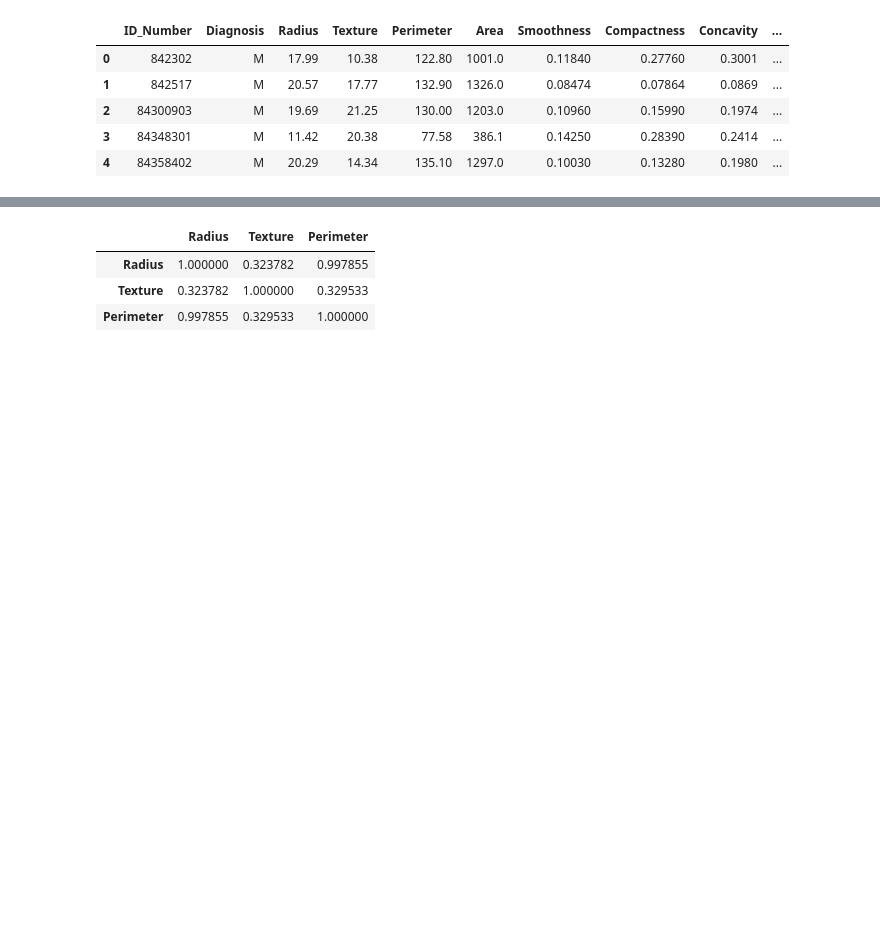
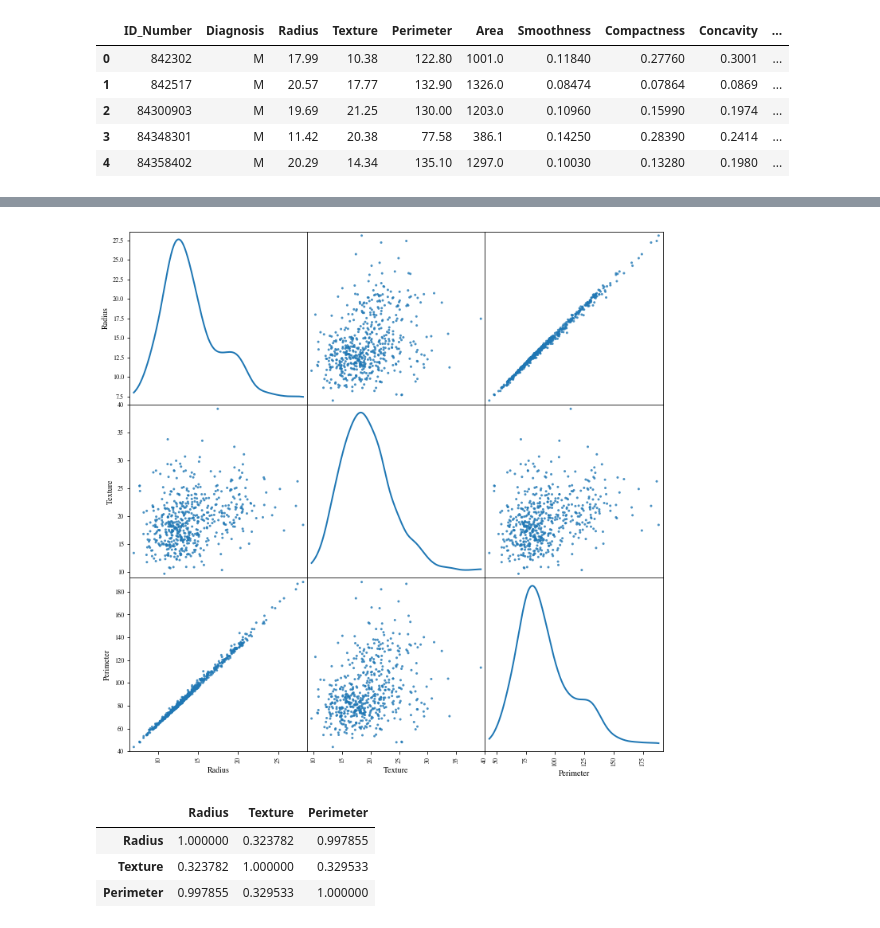
Before and after one commit to jcstumpf/jcstumpf.github.io, a Jupyter notebook: Assignments/HW2_Stumpf.ipynb, the cells around one changed output, grey strips where cells are left out. Drawn from its saved outputs; the diff is of its cells as text; code cells hidden in the pictures; blank space fills up the shorter version.

```diff
--- a/Assignments/HW2_Stumpf.ipynb
+++ b/Assignments/HW2_Stumpf.ipynb
@@ -114,3 +151,44 @@ df.head()
+# %%
+#Instruction5: Use a SPLOM to visualize some columns of this dataset. In Panda's the SPLOM is a one-liner.
+from pandas.tools.plotting import scatter_matrix
+splom_df = df[['Radius','Texture','Perimeter']].copy()
+
+scatter_matrix(splom_df, alpha=0.8, figsize=(12, 12), diagonal="kde")
+plt.show()
+# import plotly
+# import plotly.plotly as py
+# import plotly.graph_objs as go
+# print(dir(go))
+# splot1 = go.Splom(dimensions=[dict(label='Radius',
+#                              values=df['Radius']),
+#                               dict(label='Texture',
+#                               values=df['Texture']),
+#                               dict(label='Perimeter',
+#                                   values=df['Perimeter'])])
+# axis = dict(showline=True,
+#            zeroline=False,
+#            gridcolor='#fff',
+#            ticklen=4)
+
+# splom_layout = go.Layout(title='hw2 dataset',
+#                         dragmode='select',
+#                         width=600,
+#                         height=600,
+#                         autosize=False,
+#                         hovermode='closest',
+#                         plot_bgcolor='rgba(240,240,240,.95)',
+#                          xaxis1=dict(axis),
+#                          xaxis2=dict(axis),
+#                          xaxis3=dict(axis),
+#                          yaxis1=dict(axis),
+#                          yaxis2=dict(axis),
+#                          yaxis3=dict(axis))
+
+
+# fig_splom = dict(data=[splot1],layout=splom_layout)
+# py.iplot(fig_splom)
+# %% [output]
+[figure, added]
 # %%
 #Instruction6: Are there any strong correlation between any of the features.  Run a correlation analysis on the three
 #features.
```
Also changed, not shown: parts of 29 cells of this notebook.
